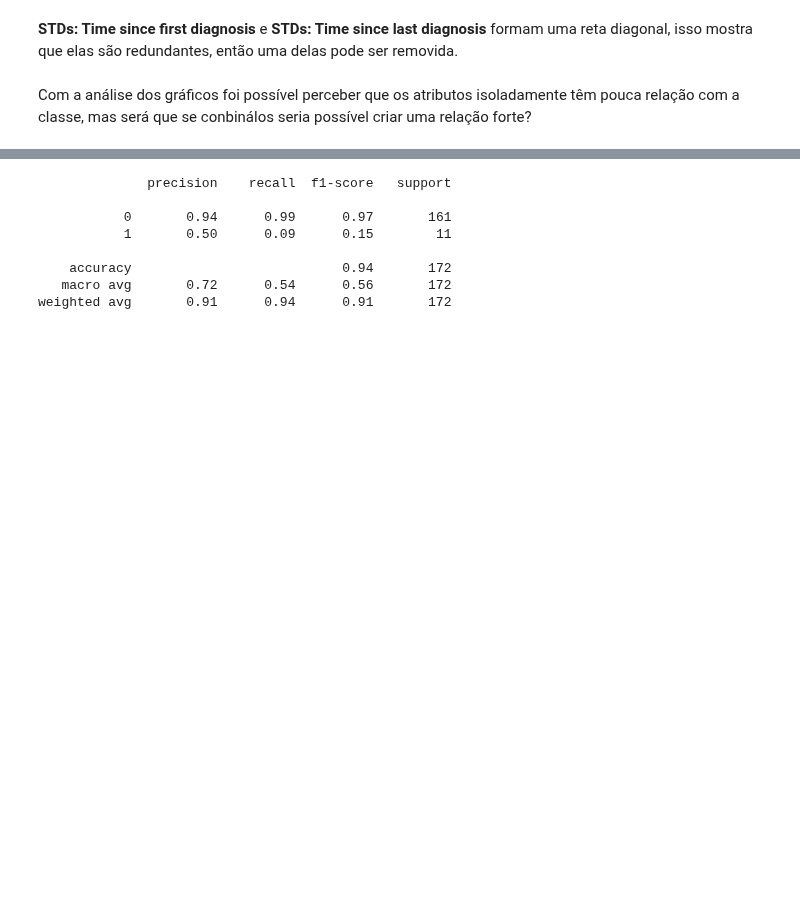
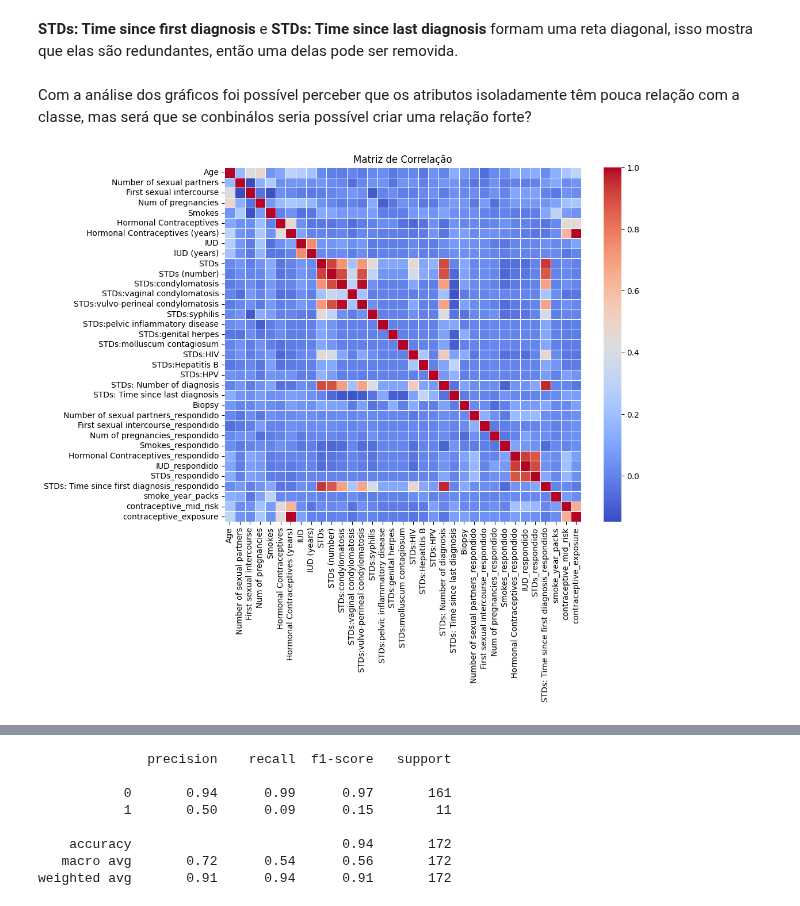
Before and after one commit to tech-challenge-fiap-GRUPO-2026/tech-challenge-fase1, a Jupyter notebook: init_cervical_cancer.ipynb, the cells around one changed output, grey strips where cells are left out. Saved outputs shown, nothing was run; the diff lists cells and outputs as text; code cells hidden in the pictures; blank space fills up the shorter version.

Commit message:
Adicionando análise de correlação

```diff
--- a/init_cervical_cancer.ipynb
+++ b/init_cervical_cancer.ipynb
@@ -76,6 +76,10 @@ dataset.head()
 Algumas pacientes decidiram não responder todas questões por preocupações com a privacidade, por isso existem campos inválidos, esses campos foram preenchidos com interrogação. A leitura do dataset será realizada agora com a substituição das interrogações por nulos para facilitar a análise.
 # %%
 dataset = pd.read_csv("risk_factors_cervical_cancer.csv", na_values='?')
+targets = ['Hinselmann', 'Schiller', 'Citology']
+cols_remover = ['Dx:Cancer', 'Dx:CIN', 'Dx:HPV', 'Dx']
+dataset = dataset.drop(columns=targets + cols_remover)
+
 dataset.head()
 # %% [output]
 |  | Age | Number of sexual partners | First sexual intercourse | Num of pregnancies | Smokes | Smokes (years) | ... |
@@ -474,6 +483,14 @@ plt.show()
 dataset.drop(['STDs: Time since first diagnosis'], axis=1, inplace=True)
 # %% [markdown]
 Com a análise dos gráficos foi possível perceber que os atributos isoladamente têm pouca relação com a classe, mas será que se conbinálos seria possível criar uma relação forte?
+# %%
+matriz_correlacao = dataset.corr()
+plt.figure(figsize=(10, 8))
+sb.heatmap(matriz_correlacao, cmap='coolwarm', annot=False, fmt='.2f', linewidths=.5),
+plt.title('Matriz de Correlação')
+plt.show()
+# %% [output]
+[figure, added]
 # %%
 def criar_atributos_estrategicos(df):
     df = df.copy()
```
Also changed, not shown: parts of 5 cells of this notebook.
